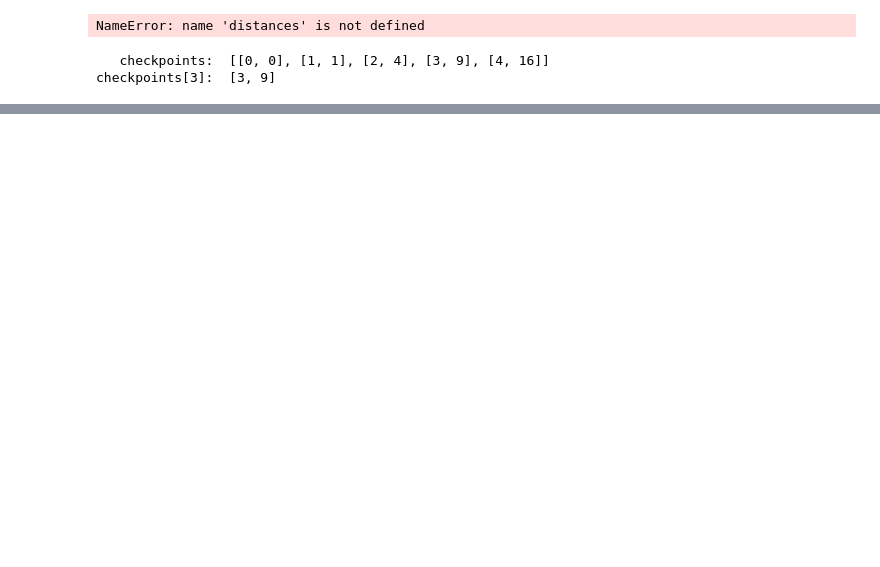
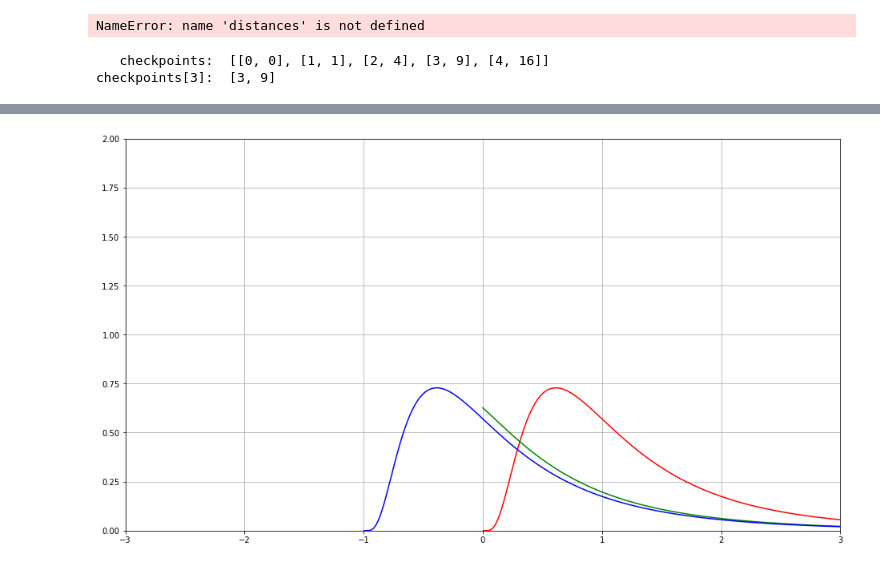
Before and after one commit to sudochris/evolution-evaluation, a Jupyter notebook: function_testing.ipynb, the cells around one changed output, grey strips where cells are left out. Cells and saved outputs as stored; diff of their text form; code cells hidden in the pictures; blank space fills up the shorter version.

```diff
--- a/function_testing.ipynb
+++ b/function_testing.ipynb
@@ -201,0 +334,24 @@ False
+# %%
+plt.figure(figsize=(16,9))
+
+x = np.linspace(0, 4, 1024)
+
+def log_normal(mu, sigma):
+    return (1 / (np.sqrt(2*np.pi) * sigma * x)) * np.exp(-( (np.log(x) - mu)**2 / (2*sigma**2)))
+
+def log_normal_alt(mu, sigma, o=0):
+    return (1 / (np.sqrt(2*np.pi) * sigma * (x+o))) * np.exp(-( (np.log((x+o)) - mu)**2 / (2*sigma**2)))
+
+import matplotlib.pyplot as plt
+
+
+for mu in [0]:
+    for sigma in [0.7]:
+        plt.plot(x, log_normal(mu, sigma), 'r')
+        plt.plot(x, log_normal_alt(mu, sigma, 0.9), 'g')
+        plt.plot(x-1, log_normal(mu, sigma), 'b')
+plt.xlim([-3, 3])
+plt.ylim([0, 2])
+plt.grid()
+# %% [output]
+[figure, added]
```
Also changed, not shown: parts of 16 cells of this notebook, 2 other files.
